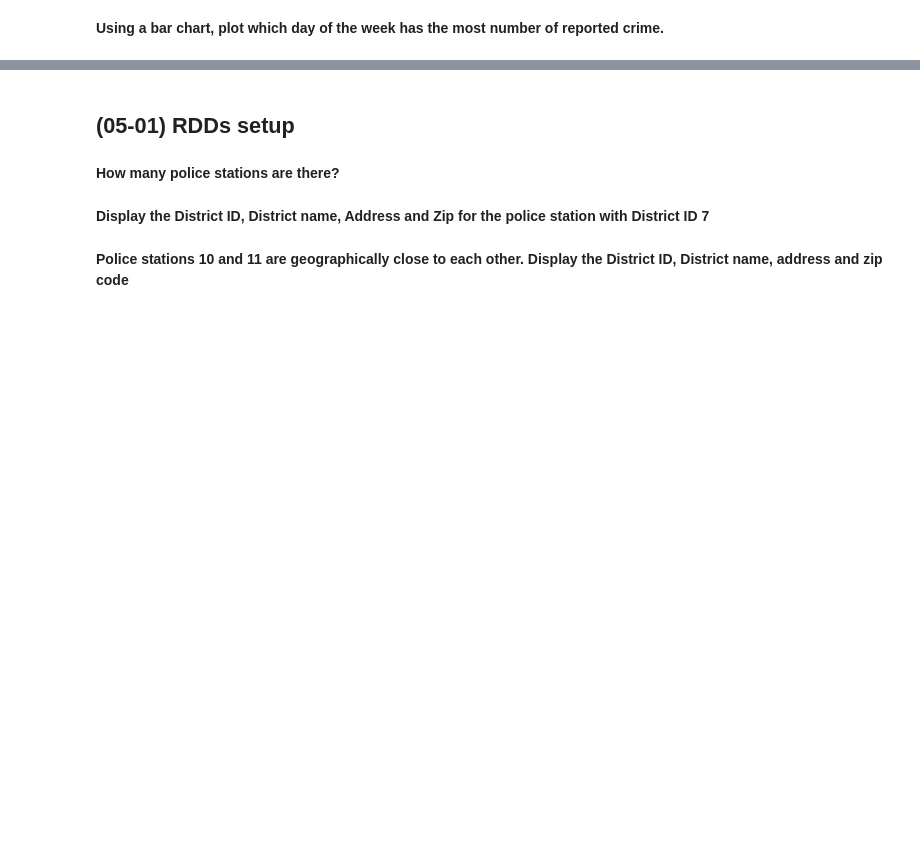
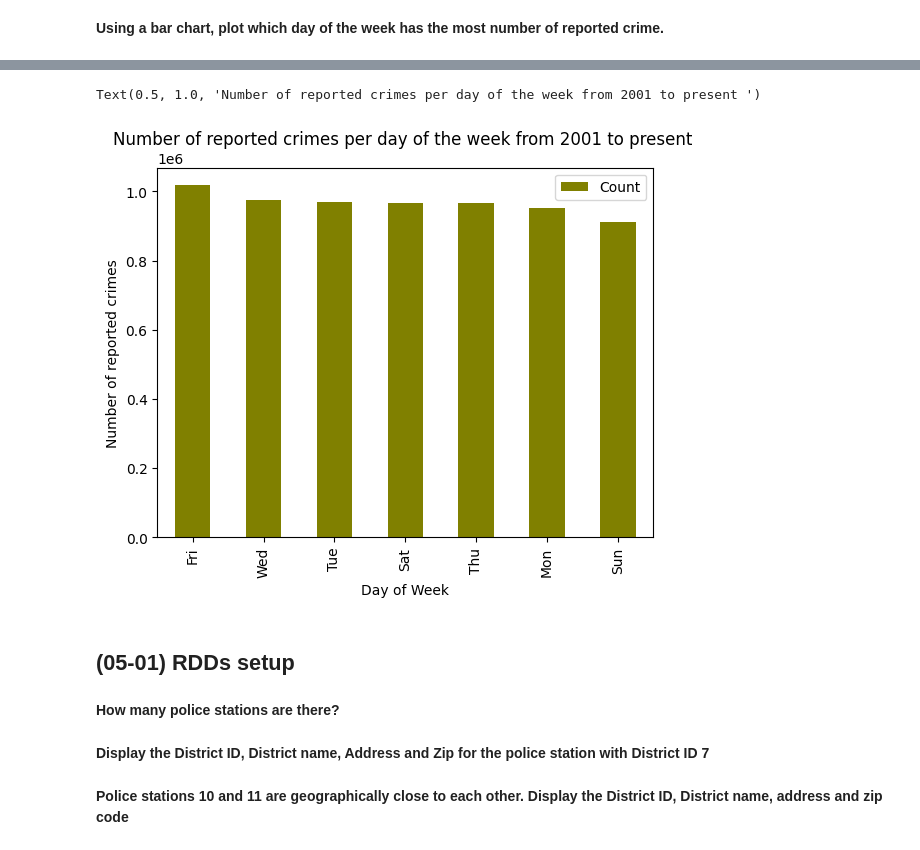
Before and after one commit to harish2190/Python_Repository, a Jupyter notebook: Apache_PySpark_by_Example.ipynb, the cells around one changed output, grey strips where cells are left out. Saved outputs shown, nothing was run; the diff lists cells and outputs as text; code cells hidden in the pictures; blank space fills up the shorter version.

```diff
--- a/Apache_PySpark_by_Example.ipynb
+++ b/Apache_PySpark_by_Example.ipynb
@@ -598,2 +786,7 @@ print(dir(functions))
 # %% [markdown]
 ## (04-03) Joins
+# %%
+from pyspark.sql.functions import to_timestamp,col,lit
+rc = spark.read.csv('reported-crimes.csv',header=True).withColumn('Date',to_timestamp(col('Date'),'MM/dd/yyyy hh:mm:ss a')).filter(col('Date') <= lit('2018-11-11'))
+#converting date formet in 'Date' column and also filtering the data
+rc.show(5)
@@ -607,0 +1235,3 @@ print(dir(functions))
+# %%
+dow = [x[0] for x in rc.groupBy(date_format(col('Date'),'E')).count().collect()]
+dow
@@ -607,0 +1240,3 @@ print(dir(functions))
+# %%
+cnt = [x[1] for x in rc.groupBy(date_format(col('Date'),'E')).count().collect()]
+cnt
@@ -609,0 +1250,3 @@ print(dir(functions))
+# %%
+cp = pd.DataFrame ({'Day of Week':dow,'Count':cnt  })
+cp.head(7)
@@ -610,3 +1262,11 @@ print(dir(functions))
+# %%
+cp.sort_values('Count', ascending=False).plot(kind='bar', x='Day of Week' , y='Count',color='olive')
+plt.xlabel('Day of Week')
+plt.ylabel('Number of reported crimes')
+plt.title('Number of reported crimes per day of the week from 2001 to present ')
+# %% [output]
+Text(0.5, 1.0, 'Number of reported crimes per day of the week from 2001 to present ')
+[figure, added]
 # %% [markdown]
 ## (05-01) RDDs setup
 # %% [markdown]
```
Also changed, not shown: parts of 49 cells of this notebook.
